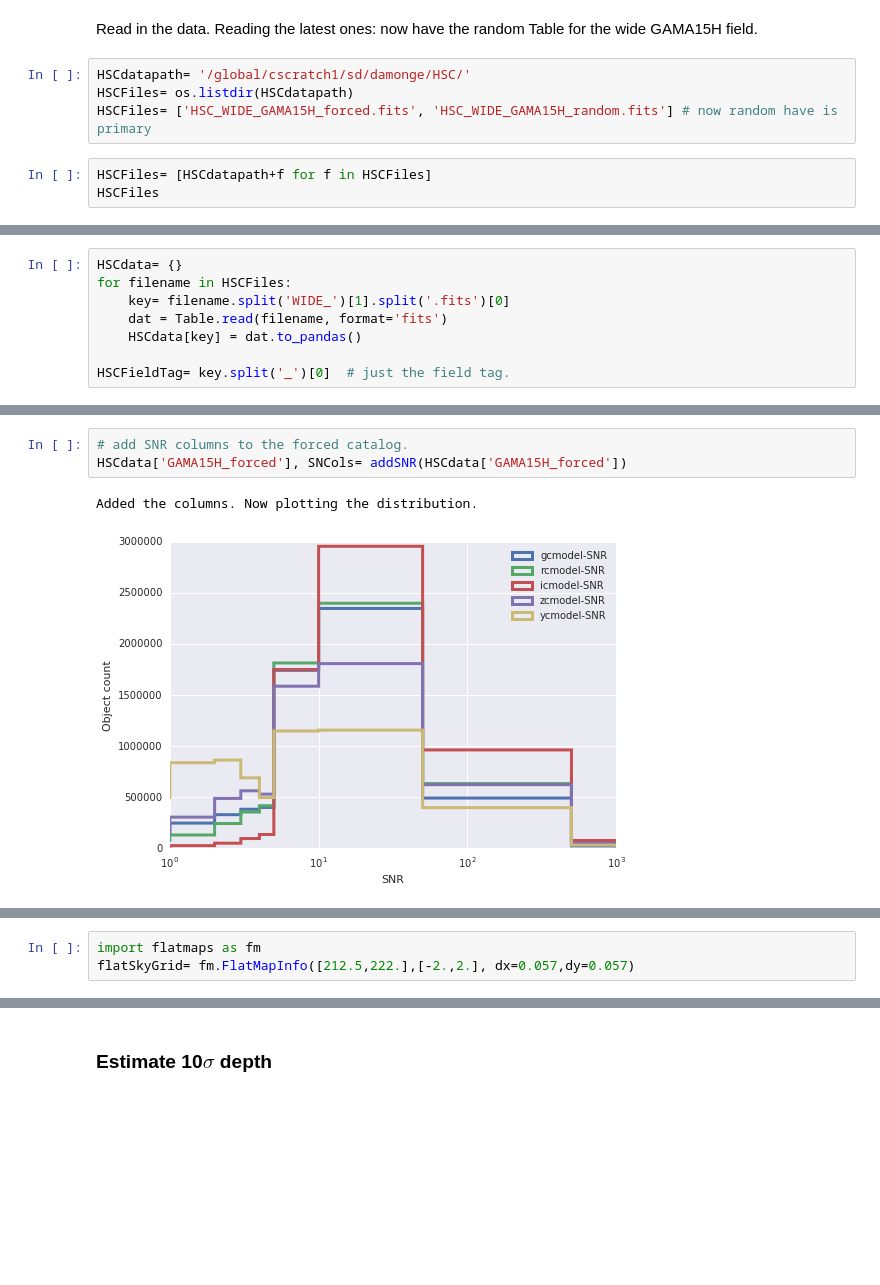
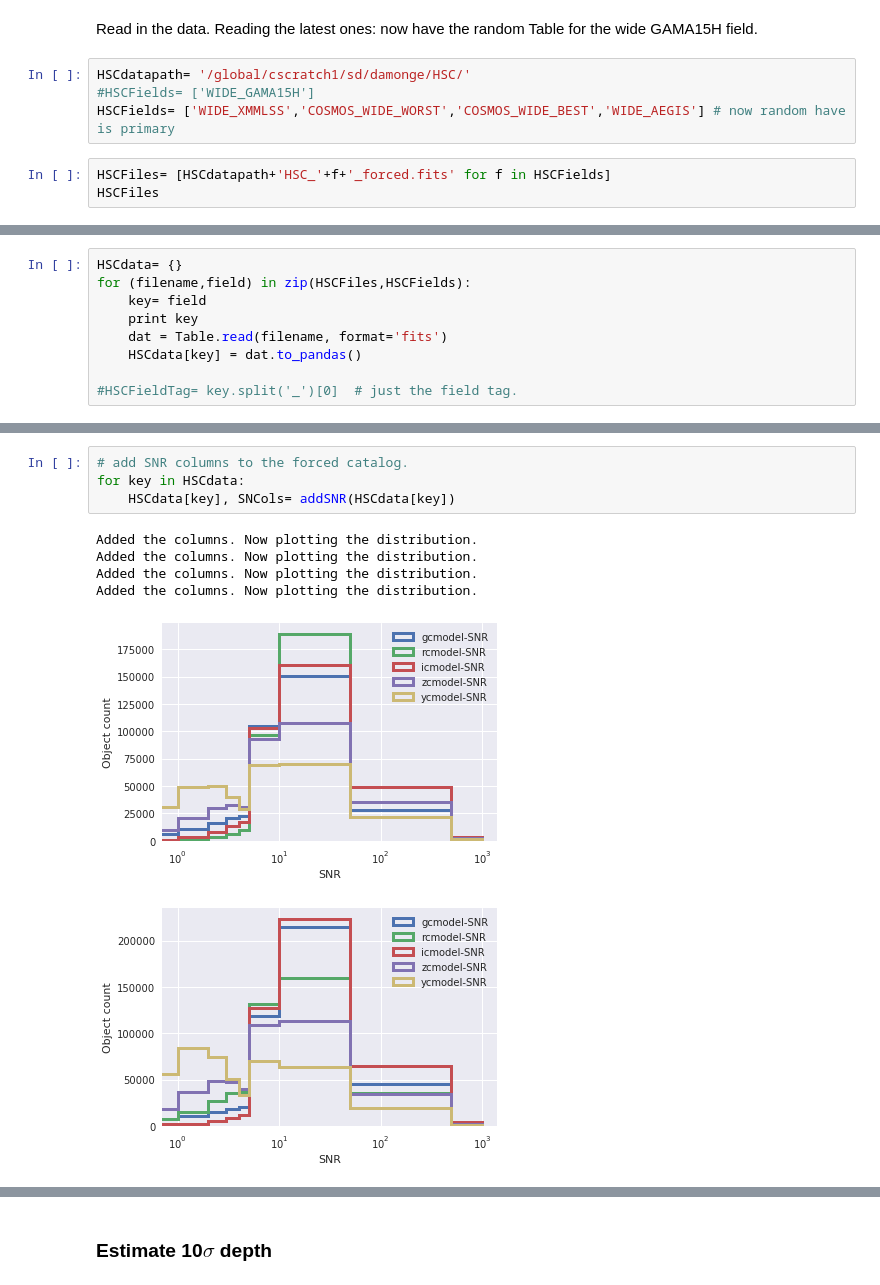
Before and after one commit to LSSTDESC/DEHSC_LSS, a Jupyter notebook: HSC_10sigma-depth.ipynb, the cells around one changed output, grey strips where cells are left out. Cells and saved outputs as stored; diff of their text form; blank space fills up the shorter version.

```diff
--- a/HSC_10sigma-depth.ipynb
+++ b/HSC_10sigma-depth.ipynb
@@ -36,9 +38,9 @@ import estDepth
 Read in the data. Reading the latest ones: now have the random Table for the wide GAMA15H field.
 # %%
 HSCdatapath= '/global/cscratch1/sd/damonge/HSC/'
-HSCFiles= os.listdir(HSCdatapath)
-HSCFiles= ['HSC_WIDE_GAMA15H_forced.fits', 'HSC_WIDE_GAMA15H_random.fits'] # now random have is primary
+#HSCFields= ['WIDE_GAMA15H']
+HSCFields= ['WIDE_XMMLSS','COSMOS_WIDE_WORST','COSMOS_WIDE_BEST','WIDE_AEGIS'] # now random have is primary
 # %%
-HSCFiles= [HSCdatapath+f for f in HSCFiles]
+HSCFiles= [HSCdatapath+'HSC_'+f+'_forced.fits' for f in HSCFields]
 HSCFiles
 # %% [output]
@@ -47,8 +51,9 @@ HSCFiles
 # %%
 HSCdata= {}
-for filename in HSCFiles:
-    key= filename.split('WIDE_')[1].split('.fits')[0]
+for (filename,field) in zip(HSCFiles,HSCFields):
+    key= field
+    print key
     dat = Table.read(filename, format='fits')
     HSCdata[key] = dat.to_pandas()
 
-HSCFieldTag= key.split('_')[0]  # just the field tag.
+#HSCFieldTag= key.split('_')[0]  # just the field tag.
@@ -74,6 +88,11 @@ Final size of the dataframe:  (6139128, 98)
 # %%
 # add SNR columns to the forced catalog.
-HSCdata['GAMA15H_forced'], SNCols= addSNR(HSCdata['GAMA15H_forced'])
+for key in HSCdata:
+    HSCdata[key], SNCols= addSNR(HSCdata[key])
 # %% [output]
 Added the columns. Now plotting the distribution.
+Added the columns. Now plotting the distribution.
+Added the columns. Now plotting the distribution.
+Added the columns. Now plotting the distribution.
-[figure, old version]
+[figure, new version]
+[figure, added]
@@ -80,3 +100,0 @@ Added the columns. Now plotting the distribution.
-# %%
-import flatmaps as fm
-flatSkyGrid= fm.FlatMapInfo([212.5,222.],[-2.,2.], dx=0.057,dy=0.057)
```
Also changed, not shown: parts of 12 cells of this notebook, 18 other files.
